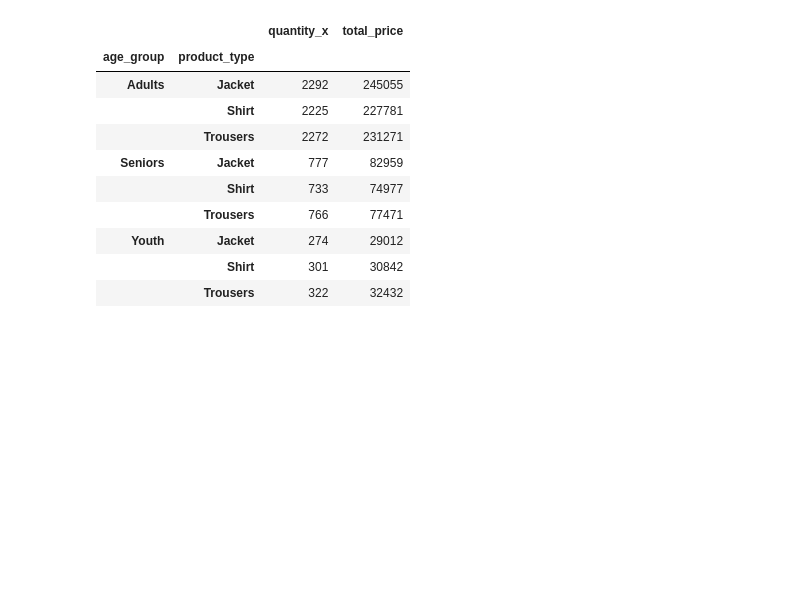
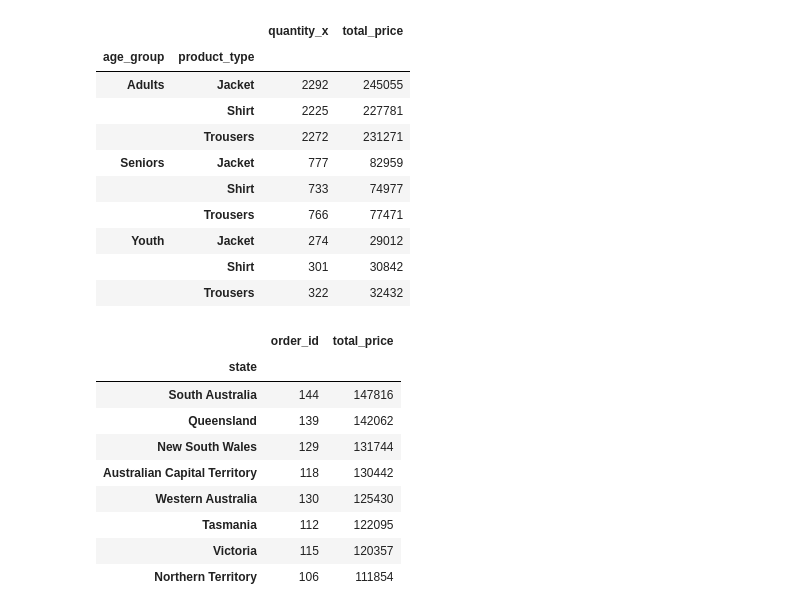
Before and after one commit to mdchrysan/shopping-analysis, a Jupyter notebook: shoppingcart_practice.ipynb, the cells around one changed output. Drawn from its saved outputs; the diff is of its cells as text; code cells hidden in the pictures; blank space fills up the shorter version.

Commit message:
Explore all data by state

```diff
--- a/shoppingcart_practice.ipynb
+++ b/shoppingcart_practice.ipynb
@@ -790,3 +790,19 @@ all_df.groupby(by=["age_group", "product_type"]).agg({
 | Youth | Jacket | 274 | 29012 |
 |  | Shirt | 301 | 30842 |
 |  | Trousers | 322 | 32432 |
+# %%
+all_df.groupby(by="state").agg({
+    "order_id": "nunique",
+    "total_price": "sum"
+}).sort_values(by="total_price", ascending=False)
+# %% [output]
+|  | order_id | total_price |
+| state |  |  |
+| South Australia | 144 | 147816 |
+| Queensland | 139 | 142062 |
+| New South Wales | 129 | 131744 |
+| Australian Capital Territory | 118 | 130442 |
+| Western Australia | 130 | 125430 |
+| Tasmania | 112 | 122095 |
+| Victoria | 115 | 120357 |
+| Northern Territory | 106 | 111854 |
```
Also changed, not shown: parts of 1 cell of this notebook.
